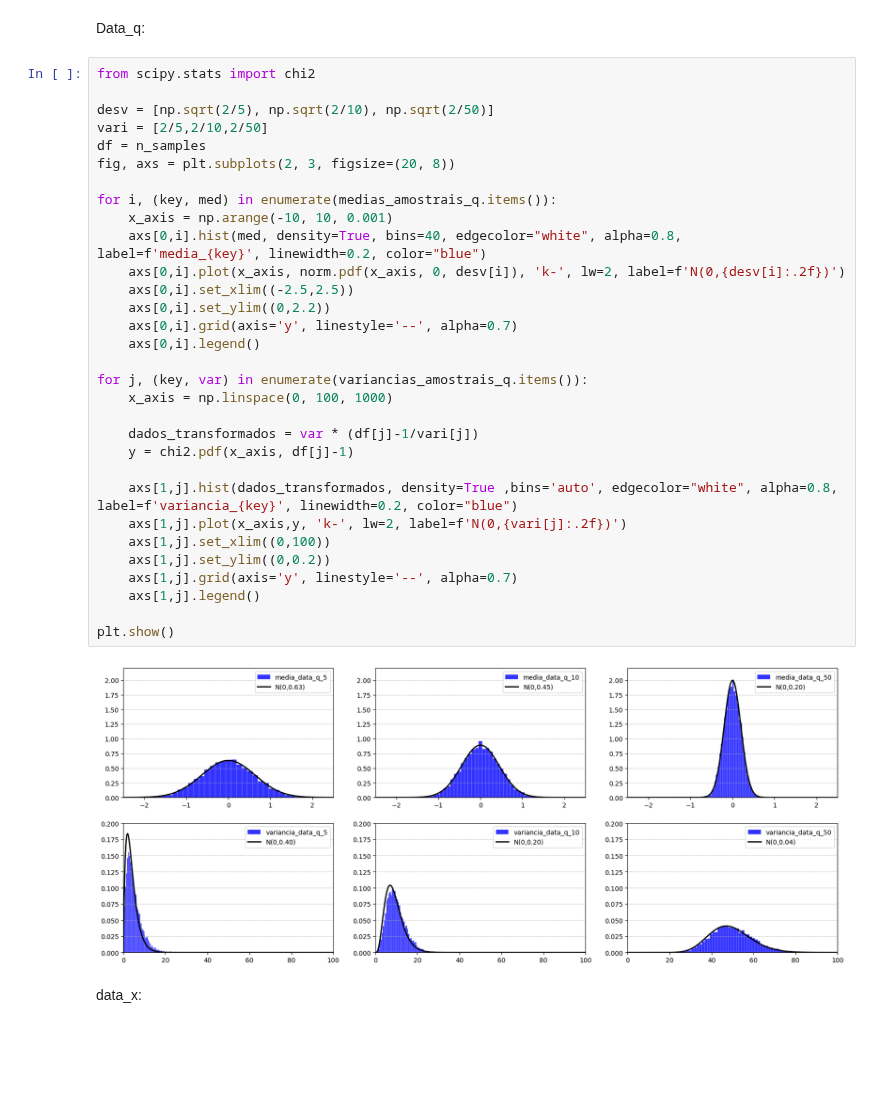
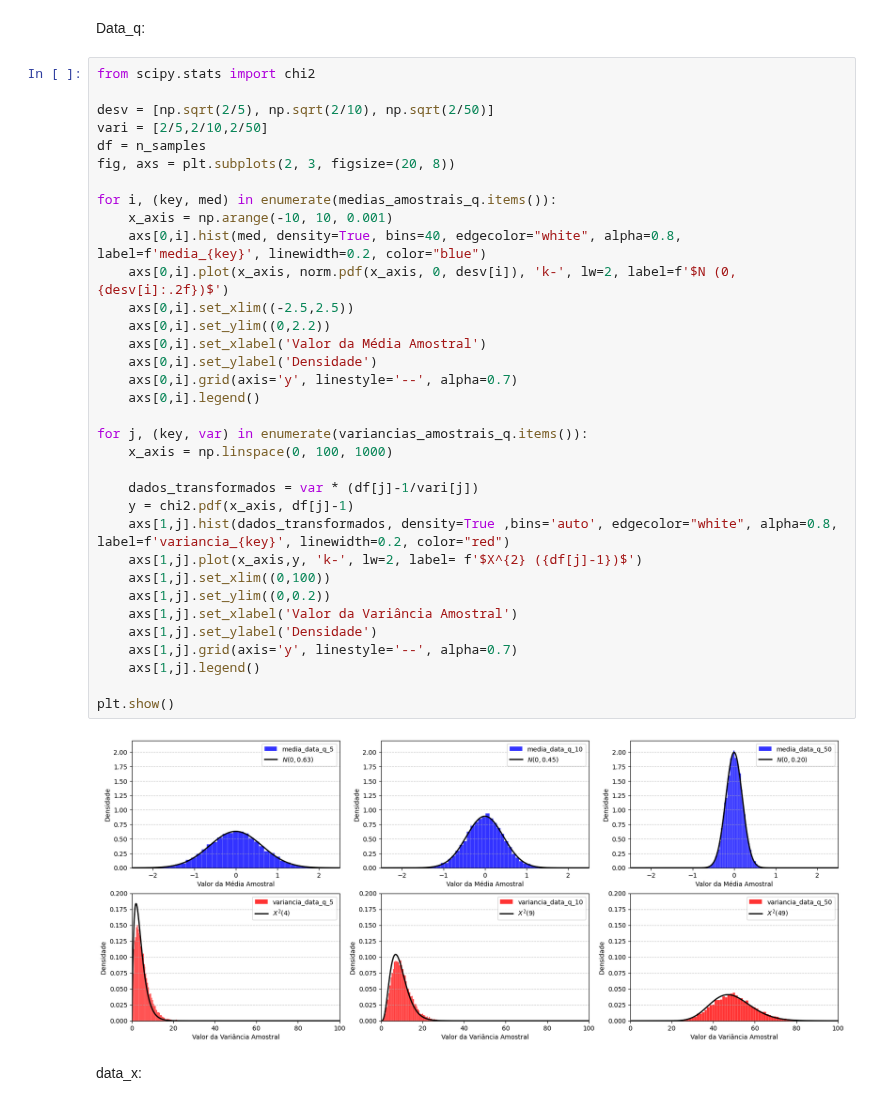
Before and after one commit to lorran-araujo/LNCC, a Jupyter notebook: disciplinas/estatistica/trab1/trab.ipynb, the cells around one changed output. Cells and saved outputs as stored; diff of their text form; blank space fills up the shorter version.

```diff
--- a/disciplinas/estatistica/trab1/trab.ipynb
+++ b/disciplinas/estatistica/trab1/trab.ipynb
@@ -188,36 +194,39 @@ Data_q:
 # %%
 from scipy.stats import chi2
 
 desv = [np.sqrt(2/5), np.sqrt(2/10), np.sqrt(2/50)]
 vari = [2/5,2/10,2/50]
 df = n_samples
 fig, axs = plt.subplots(2, 3, figsize=(20, 8))
 
 for i, (key, med) in enumerate(medias_amostrais_q.items()):
     x_axis = np.arange(-10, 10, 0.001)
     axs[0,i].hist(med, density=True, bins=40, edgecolor="white", alpha=0.8, label=f'media_{key}', linewidth=0.2, color="blue")
-    axs[0,i].plot(x_axis, norm.pdf(x_axis, 0, desv[i]), 'k-', lw=2, label=f'N(0,{desv[i]:.2f})')
+    axs[0,i].plot(x_axis, norm.pdf(x_axis, 0, desv[i]), 'k-', lw=2, label=f'$N (0,{desv[i]:.2f})$')
     axs[0,i].set_xlim((-2.5,2.5))
     axs[0,i].set_ylim((0,2.2))
+    axs[0,i].set_xlabel('Valor da Média Amostral')
+    axs[0,i].set_ylabel('Densidade')
     axs[0,i].grid(axis='y', linestyle='--', alpha=0.7)
     axs[0,i].legend()
 
 for j, (key, var) in enumerate(variancias_amostrais_q.items()):
     x_axis = np.linspace(0, 100, 1000)
 
     dados_transformados = var * (df[j]-1/vari[j])
     y = chi2.pdf(x_axis, df[j]-1)
-
-    axs[1,j].hist(dados_transformados, density=True ,bins='auto', edgecolor="white", alpha=0.8, label=f'variancia_{key}', linewidth=0.2, color="blue")
-    axs[1,j].plot(x_axis,y, 'k-', lw=2, label=f'N(0,{vari[j]:.2f})')
+    axs[1,j].hist(dados_transformados, density=True ,bins='auto', edgecolor="white", alpha=0.8, label=f'variancia_{key}', linewidth=0.2, color="red")
+    axs[1,j].plot(x_axis,y, 'k-', lw=2, label= f'$X^{2} ({df[j]-1})$')
     axs[1,j].set_xlim((0,100))
     axs[1,j].set_ylim((0,0.2))
+    axs[1,j].set_xlabel('Valor da Variância Amostral')
+    axs[1,j].set_ylabel('Densidade')
     axs[1,j].grid(axis='y', linestyle='--', alpha=0.7)
     axs[1,j].legend()
 
 plt.show()
 # %% [output]
-[figure, old version]
+[figure, new version]
 # %% [markdown]
 data_x:
 # %%
```
Also changed, not shown: parts of 6 cells of this notebook, 13 other files.
